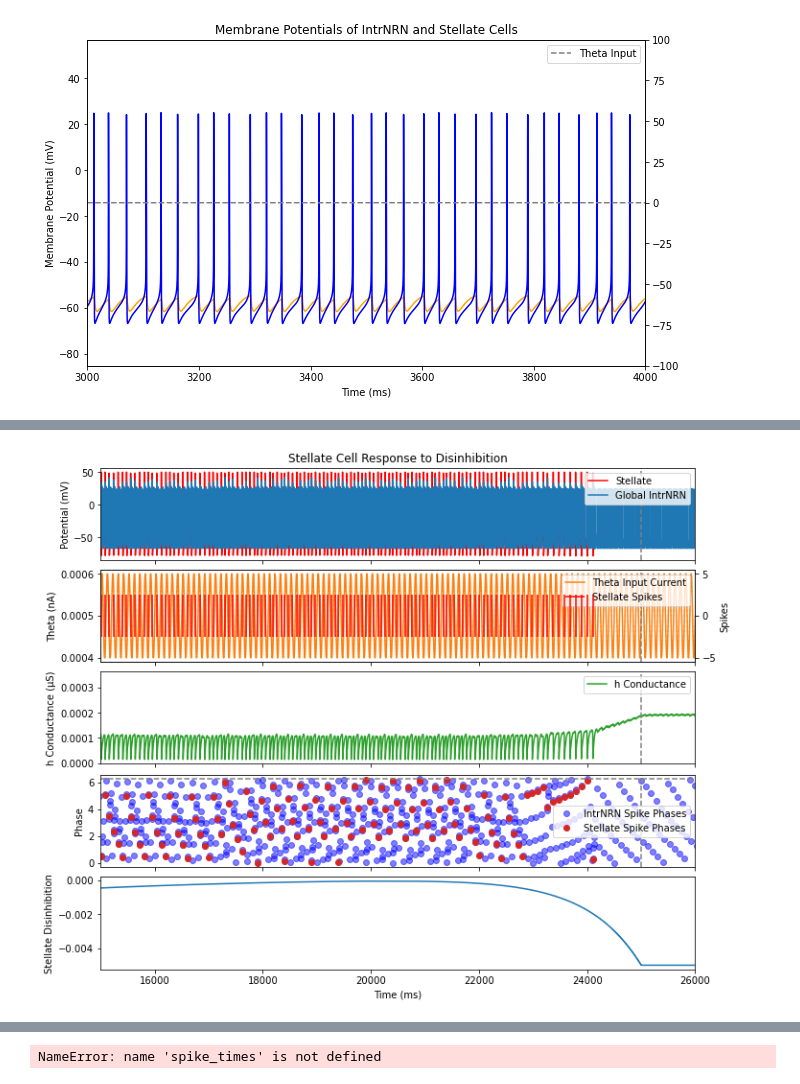
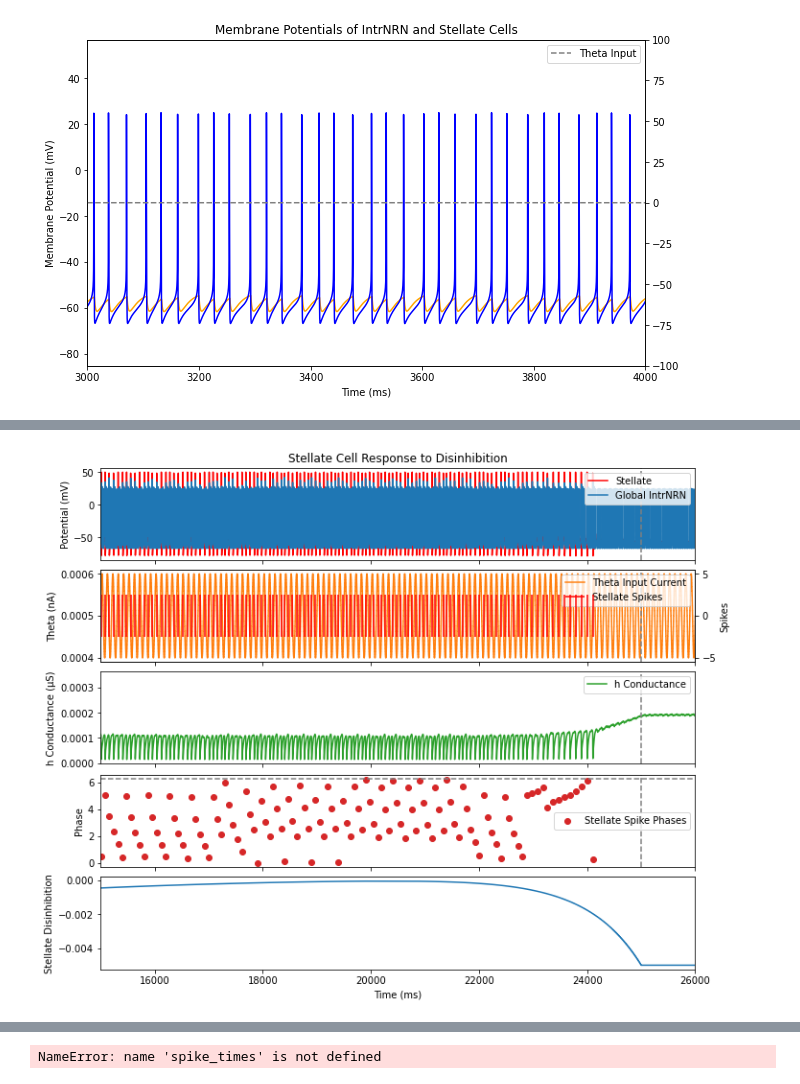
Before and after one commit to tiny-infinity/GridCellsTheta, a Jupyter notebook: amitabha_bose.ipynb, the cells around one changed output, grey strips where cells are left out. Cells and saved outputs as stored; diff of their text form; code cells hidden in the pictures.

```diff
--- a/amitabha_bose.ipynb
+++ b/amitabha_bose.ipynb
@@ -215,8 +215,8 @@ ax01.eventplot(spike_times_stell, lineoffsets=0, colors='r',
 
 ax[2].plot(time, stellate_gh_vec.to_python(), color='C2', label='h Conductance')
 
-ax[3].plot(spike_times_intrnrn.to_python(), intrnrn_spike_phases, 'o',
-           color='blue', alpha=0.5, label='IntrNRN Spike Phases')
+#ax[3].plot(spike_times_intrnrn.to_python(), intrnrn_spike_phases, 'o',
+           #color='blue', alpha=0.5, label='IntrNRN Spike Phases')
 ax[3].plot(spike_times_stell.to_python(), stell_spike_phases, 'o',
            color='C3', label='Stellate Spike Phases')
 
@@ -239,34 +239,34 @@ ax[0].set_ylabel('Potential (mV)')
 ax[1].set_ylabel('Theta (nA)')
 ax01.set_ylabel('Spikes')
 ax[2].set_ylabel('h Conductance (µS)')
 ax[3].set_ylabel('Phase')
 ax[4].set_ylabel('Stellate Disinhibition')
 ax[4].set_xlabel('Time (ms)')
 
 # ---- Legends (merge ax[1] + ax01) ----
 lines1, labels1 = ax[1].get_legend_handles_labels()
 lines2, labels2 = ax01.get_legend_handles_labels()
 ax[1].legend(lines1 + lines2, labels1 + labels2, loc='upper right')
 
 ax[0].legend(loc='upper right')
 ax[2].legend(loc='upper right')
 ax[3].legend(loc='center right')
 
 # ---- Title ----
 ax[0].set_title('Stellate Cell Response to Disinhibition')
 
 # ---- Save ----
 plt.savefig(
     'stellate_response_dsinhb_onoff_1.png',
     dpi=300,
     facecolor='white',
     edgecolor='white',
     transparent=False
 )
 
 plt.show()
 # %% [output]
-[figure, old version]
+[figure, new version]
 # %%
 %matplotlib inline
 fig, ax = plt.subplots(5, 1, figsize=(10, 8), sharex=True, constrained_layout=True)
```
Also changed, not shown: parts of 4 cells of this notebook, 1 other file.
